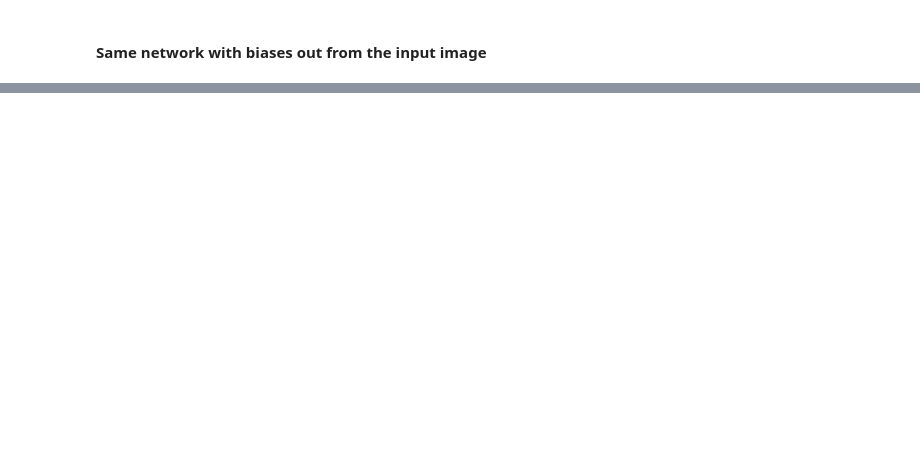
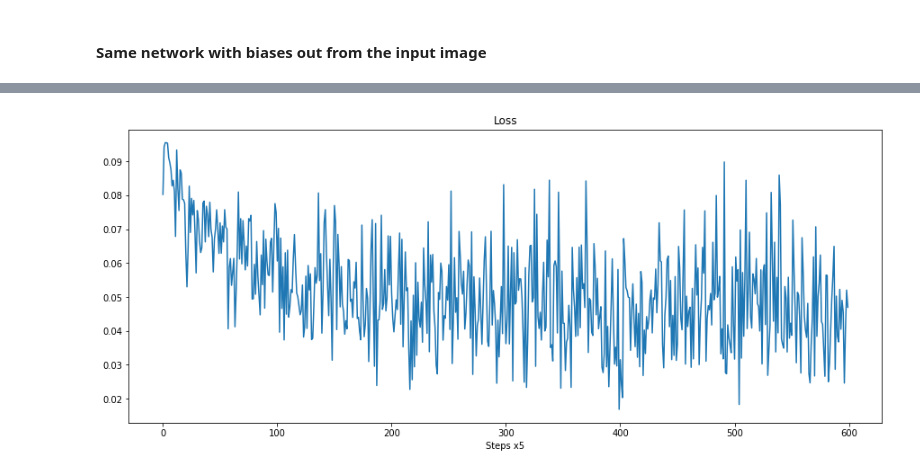
Before and after one commit to ThomasRanvier/bio_inspired_ai, a Jupyter notebook: Perceptron.ipynb, the cells around one changed output, grey strips where cells are left out. Saved outputs shown, nothing was run; the diff lists cells and outputs as text; code cells hidden in the pictures; blank space fills up the shorter version.

```diff
--- a/Perceptron.ipynb
+++ b/Perceptron.ipynb
@@ -88,11 +130,14 @@ Accuracy: 0.8367142857142857
 #### Same network with biases out from the input image
 # %%
 learning_rate = .001
-epochs = 1
+nb_steps = 3000                                          # 63000 max
+hist_interval = 5
+loss_h = []
+acc_h = []
 nb_neurons = len(train_data_label[0])                    # 10
 nb_entries = len(train_data[0])                          # 784
 # Weights
 w = np.zeros((nb_neurons, nb_entries))                   # w: (10, 785)
 # Biases
-b = np.zeros((nb_neurons))                             # b_s: (10)
+b = np.zeros((nb_neurons))                               # b: (10)
 # %%
@@ -132,0 +197,8 @@ Accuracy: 0.8367142857142857
+# %%
+plt.title('Loss')
+plt.plot(loss_h, '-')
+plt.xlabel('Steps x' + str(hist_interval))
+plt.gcf().set_size_inches(15, 6)
+plt.show()
+# %% [output]
+[figure, added]
```
Also changed, not shown: parts of 13 cells of this notebook, 1 other file.
